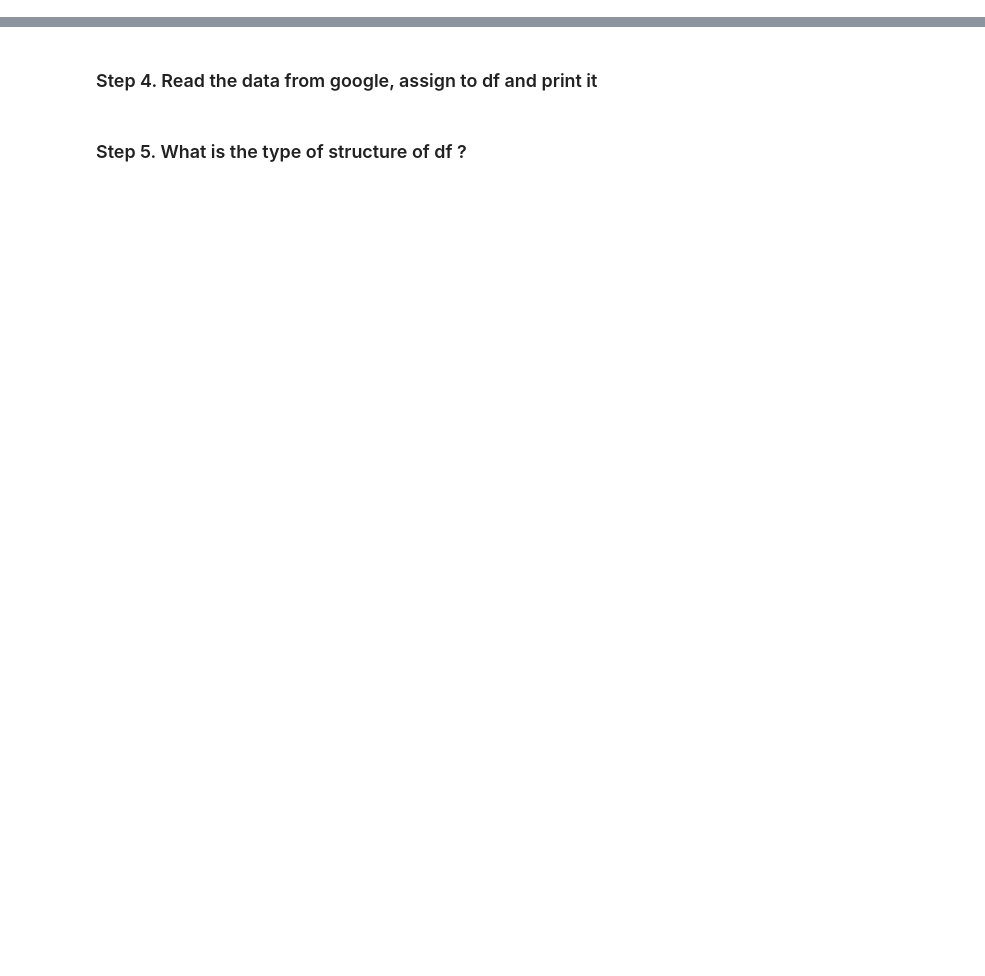
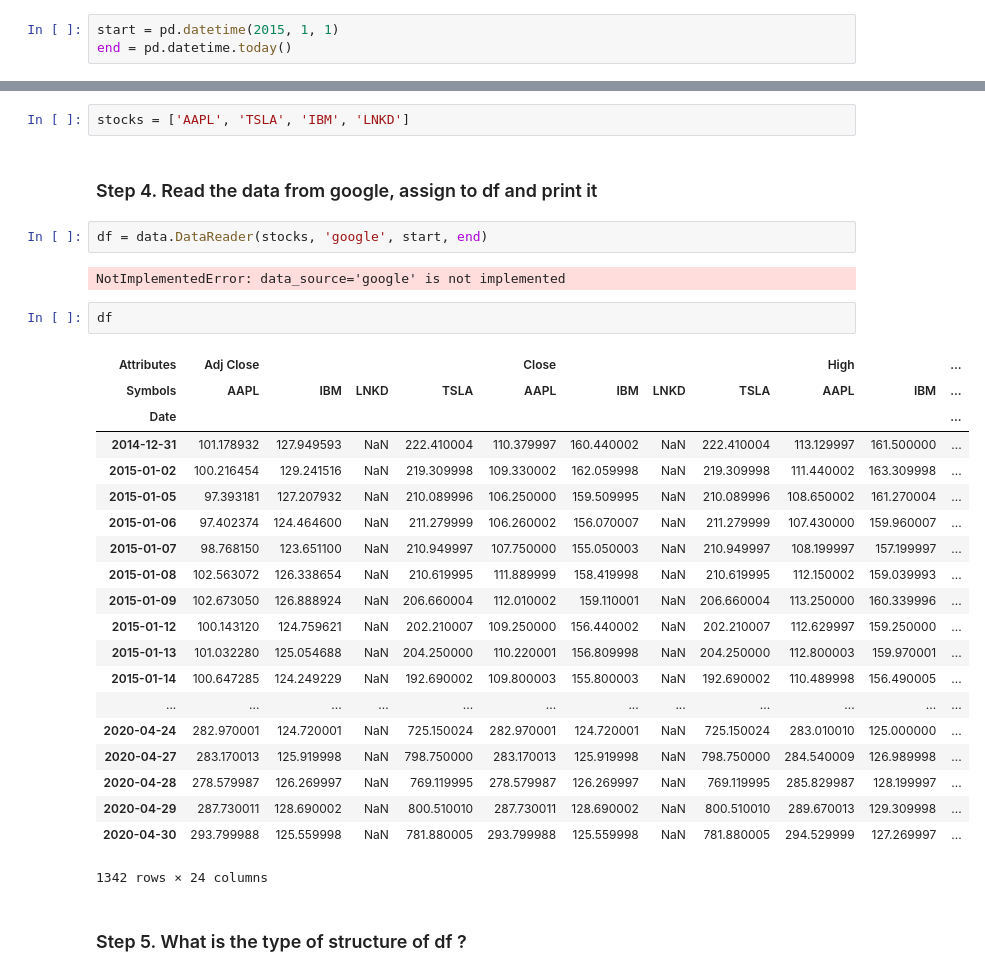
Before and after one commit to StupppidB/pandas_exercises, a Jupyter notebook: 09_Time_Series/Getting_Financial_Data/Exercises.ipynb, the cells around one changed output, grey strips where cells are left out. Drawn from its saved outputs; the diff is of its cells as text; blank space fills up the shorter version.

```diff
--- a/09_Time_Series/Getting_Financial_Data/Exercises.ipynb
+++ b/09_Time_Series/Getting_Financial_Data/Exercises.ipynb
@@ -25,0 +28,3 @@ DatetimeIndex(['2015-01-01', '2015-01-02', '2015-01-03', '2015-01-04',
+# %%
+start = pd.datetime(2015, 1, 1)
+end = pd.datetime.today()
@@ -26,6 +39,35 @@ DatetimeIndex(['2015-01-01', '2015-01-02', '2015-01-03', '2015-01-04',
 # %% [markdown]
 ### Step 3. Select the Apple, Tesla, Twitter, IBM, LinkedIn stocks symbols and assign them to a variable called stocks
+# %%
+stocks = ['AAPL', 'TSLA', 'IBM', 'LNKD']
 # %% [markdown]
 ### Step 4. Read the data from google, assign to df and print it
+# %%
+df = data.DataReader(stocks, 'google', start, end)
+# %% [output]
+NotImplementedError: data_source='google' is not implemented
+# %%
+df
+# %% [output]
+| Attributes | Adj Close |  |  |  | Close |  |  |  | High |  | ... |
+| Symbols | AAPL | IBM | LNKD | TSLA | AAPL | IBM | LNKD | TSLA | AAPL | IBM | ... |
+| Date |  |  |  |  |  |  |  |  |  |  | ... |
+| 2014-12-31 | 101.178932 | 127.949593 | NaN | 222.410004 | 110.379997 | 160.440002 | NaN | 222.410004 | 113.129997 | 161.500000 | ... |
+| 2015-01-02 | 100.216454 | 129.241516 | NaN | 219.309998 | 109.330002 | 162.059998 | NaN | 219.309998 | 111.440002 | 163.309998 | ... |
+| 2015-01-05 | 97.393181 | 127.207932 | NaN | 210.089996 | 106.250000 | 159.509995 | NaN | 210.089996 | 108.650002 | 161.270004 | ... |
+| 2015-01-06 | 97.402374 | 124.464600 | NaN | 211.279999 | 106.260002 | 156.070007 | NaN | 211.279999 | 107.430000 | 159.960007 | ... |
+| 2015-01-07 | 98.768150 | 123.651100 | NaN | 210.949997 | 107.750000 | 155.050003 | NaN | 210.949997 | 108.199997 | 157.199997 | ... |
+| 2015-01-08 | 102.563072 | 126.338654 | NaN | 210.619995 | 111.889999 | 158.419998 | NaN | 210.619995 | 112.150002 | 159.039993 | ... |
+| 2015-01-09 | 102.673050 | 126.888924 | NaN | 206.660004 | 112.010002 | 159.110001 | NaN | 206.660004 | 113.250000 | 160.339996 | ... |
+| 2015-01-12 | 100.143120 | 124.759621 | NaN | 202.210007 | 109.250000 | 156.440002 | NaN | 202.210007 | 112.629997 | 159.250000 | ... |
+| 2015-01-13 | 101.032280 | 125.054688 | NaN | 204.250000 | 110.220001 | 156.809998 | NaN | 204.250000 | 112.800003 | 159.970001 | ... |
+| 2015-01-14 | 100.647285 | 124.249229 | NaN | 192.690002 | 109.800003 | 155.800003 | NaN | 192.690002 | 110.489998 | 156.490005 | ... |
+| ... | ... | ... | ... | ... | ... | ... | ... | ... | ... | ... | ... |
+| 2020-04-24 | 282.970001 | 124.720001 | NaN | 725.150024 | 282.970001 | 124.720001 | NaN | 725.150024 | 283.010010 | 125.000000 | ... |
+| 2020-04-27 | 283.170013 | 125.919998 | NaN | 798.750000 | 283.170013 | 125.919998 | NaN | 798.750000 | 284.540009 | 126.989998 | ... |
+| 2020-04-28 | 278.579987 | 126.269997 | NaN | 769.119995 | 278.579987 | 126.269997 | NaN | 769.119995 | 285.829987 | 128.199997 | ... |
+| 2020-04-29 | 287.730011 | 128.690002 | NaN | 800.510010 | 287.730011 | 128.690002 | NaN | 800.510010 | 289.670013 | 129.309998 | ... |
+| 2020-04-30 | 293.799988 | 125.559998 | NaN | 781.880005 | 293.799988 | 125.559998 | NaN | 781.880005 | 294.529999 | 127.269997 | ... |
+1342 rows × 24 columns
 # %% [markdown]
 ### Step 5.  What is the type of structure of df ?
```
Also changed, not shown: parts of 7 cells of this notebook, 4 other files.
